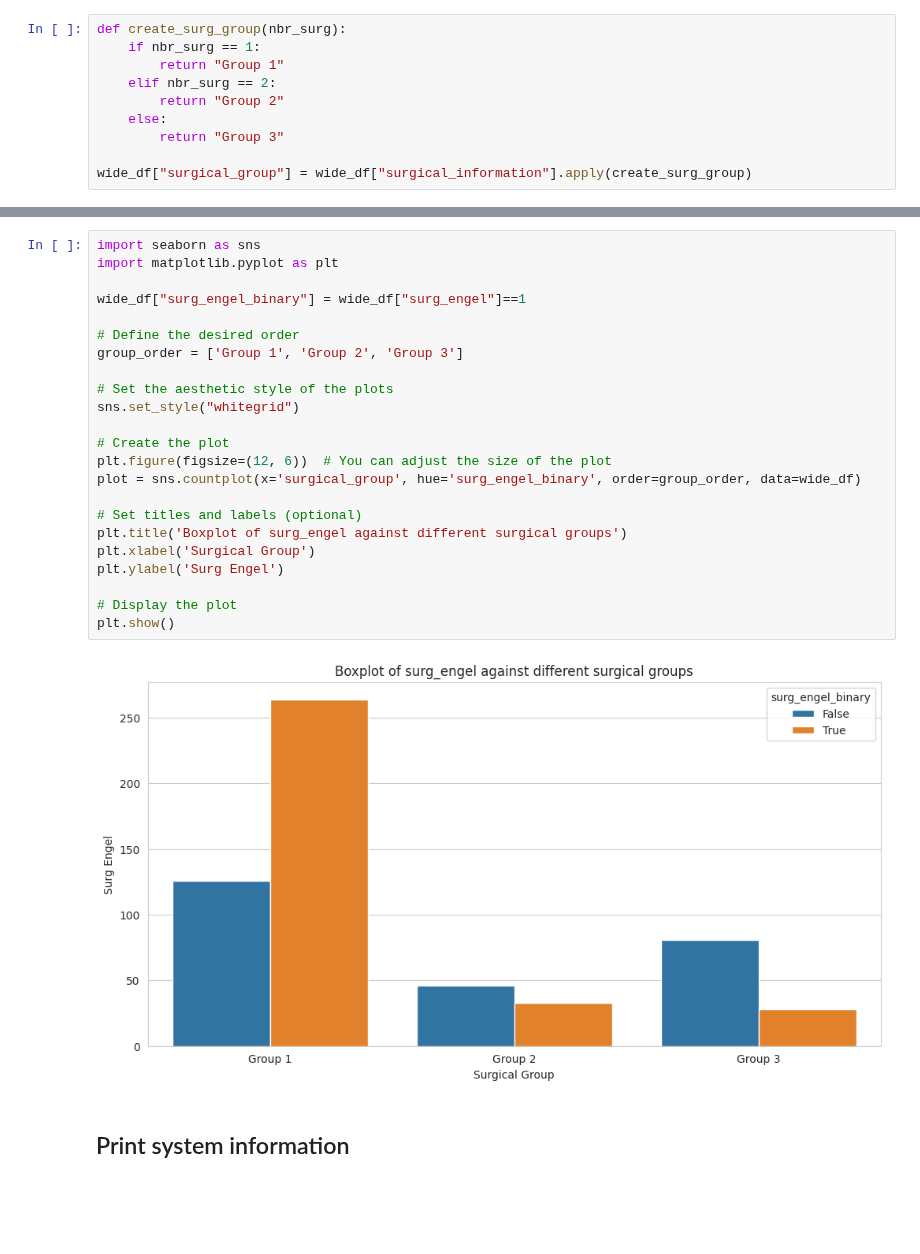
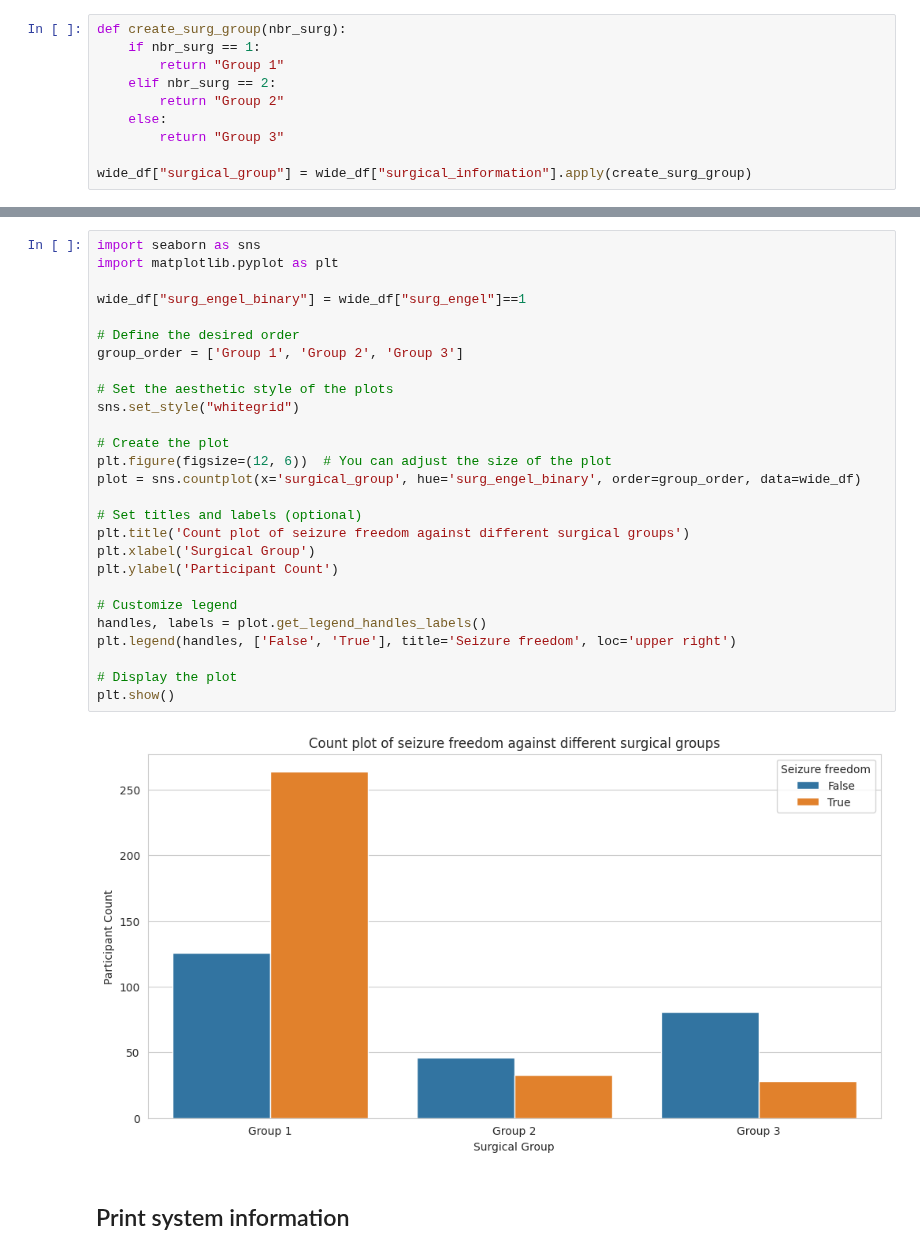
Before and after one commit to AmauryPelzer/Engel-outcome-prediction, a Jupyter notebook: notebooks/1. exploratory/exploratory.ipynb, the cells around one changed output, grey strips where cells are left out. Cells and saved outputs as stored; diff of their text form; blank space fills up the shorter version.

Commit message:
Changed labels for plots

```diff
--- a/notebooks/1. exploratory/exploratory.ipynb
+++ b/notebooks/1. exploratory/exploratory.ipynb
@@ -456,28 +456,32 @@ plt.show()
 # %%
 import seaborn as sns
 import matplotlib.pyplot as plt
 
 wide_df["surg_engel_binary"] = wide_df["surg_engel"]==1
 
 # Define the desired order
 group_order = ['Group 1', 'Group 2', 'Group 3']
 
 # Set the aesthetic style of the plots
 sns.set_style("whitegrid")
 
 # Create the plot
 plt.figure(figsize=(12, 6))  # You can adjust the size of the plot
 plot = sns.countplot(x='surgical_group', hue='surg_engel_binary', order=group_order, data=wide_df)
 
 # Set titles and labels (optional)
-plt.title('Boxplot of surg_engel against different surgical groups')
+plt.title('Count plot of seizure freedom against different surgical groups')
 plt.xlabel('Surgical Group')
-plt.ylabel('Surg Engel')
+plt.ylabel('Participant Count')
+
+# Customize legend
+handles, labels = plot.get_legend_handles_labels()
+plt.legend(handles, ['False', 'True'], title='Seizure freedom', loc='upper right')
 
 # Display the plot
 plt.show()
 # %% [output]
-[figure, old version]
+[figure, new version]
 # %% [markdown]
 ## Print system information
 # %%
```
Also changed, not shown: parts of 2 cells of this notebook.
